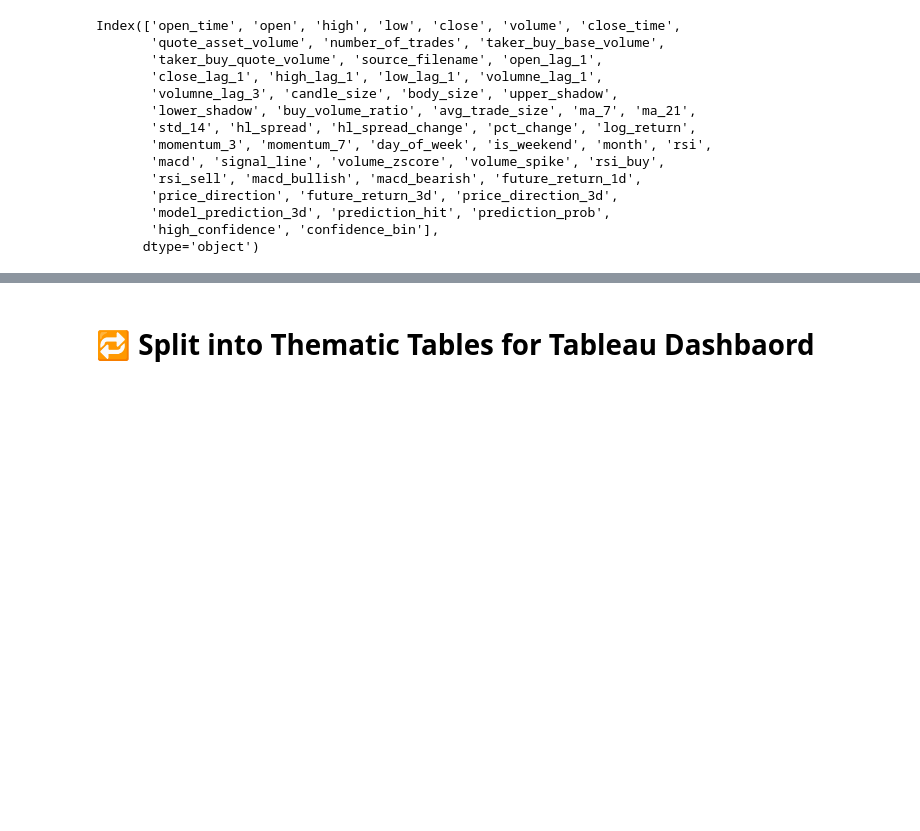
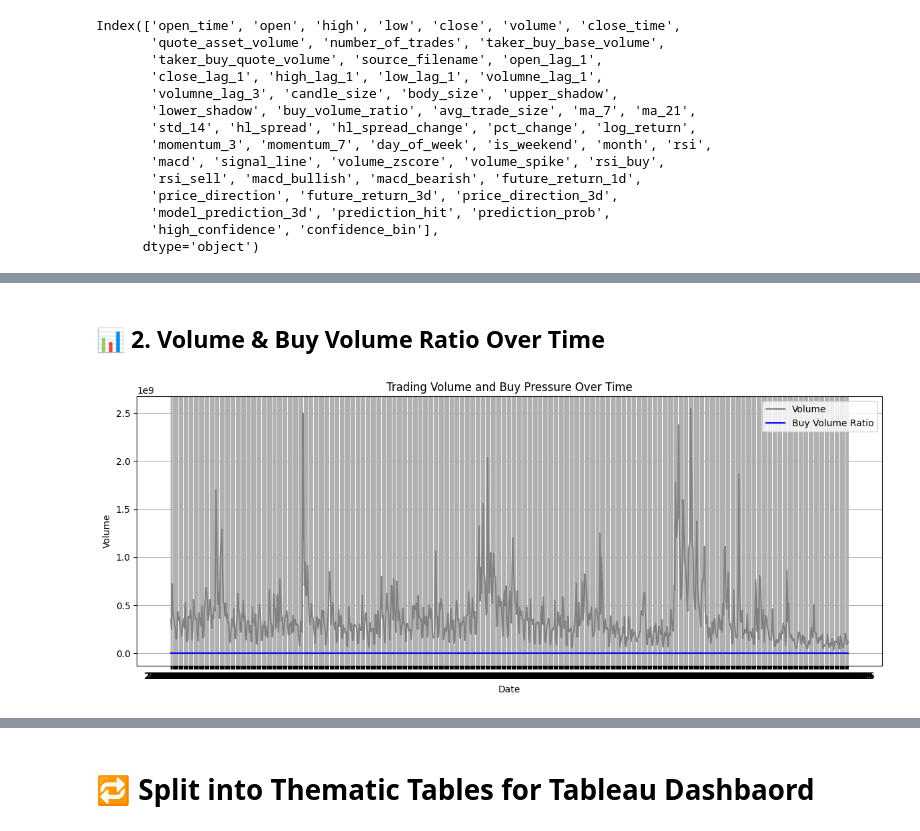
Before and after one commit to mittushaji25/crypto-xrp-analysis, a Jupyter notebook: notebooks/04_forecasting_and_prediction_models.ipynb, the cells around one changed output, grey strips where cells are left out. Drawn from its saved outputs; the diff is of its cells as text; code cells hidden in the pictures; blank space fills up the shorter version.

Commit message:
Updated with visualizations for forecasting and predictions

```diff
--- a/notebooks/04_forecasting_and_prediction_models.ipynb
+++ b/notebooks/04_forecasting_and_prediction_models.ipynb
@@ -116,0 +119,3 @@ xrp_data.to_csv('/content/crypto-xrp-analysis/data/featured/xrpusdt_master_data.
+# %%
+import pandas as pd
+xrp_data = pd.read_csv('/content/crypto-xrp-analysis/data/featured/xrpusdt_master_data.csv')
@@ -116,0 +136,17 @@ xrp_data.to_csv('/content/crypto-xrp-analysis/data/featured/xrpusdt_master_data.
+# %% [markdown]
+## 📊 2. Volume & Buy Volume Ratio Over Time
+# %%
+import matplotlib.pyplot as plt
+
+plt.figure(figsize=(12,5))
+plt.plot(xrp_data['open_time'], xrp_data['volume'], label='Volume', color='gray')
+plt.plot(xrp_data['open_time'], xrp_data['buy_volume_ratio'], label='Buy Volume Ratio', color='blue')
+plt.title('Trading Volume and Buy Pressure Over Time')
+plt.xlabel('Date')
+plt.ylabel('Volume')
+plt.legend()
+plt.grid(True)
+plt.tight_layout()
+plt.show()
+# %% [output]
+[figure, added]
```
Also changed, not shown: parts of 10 cells of this notebook.
